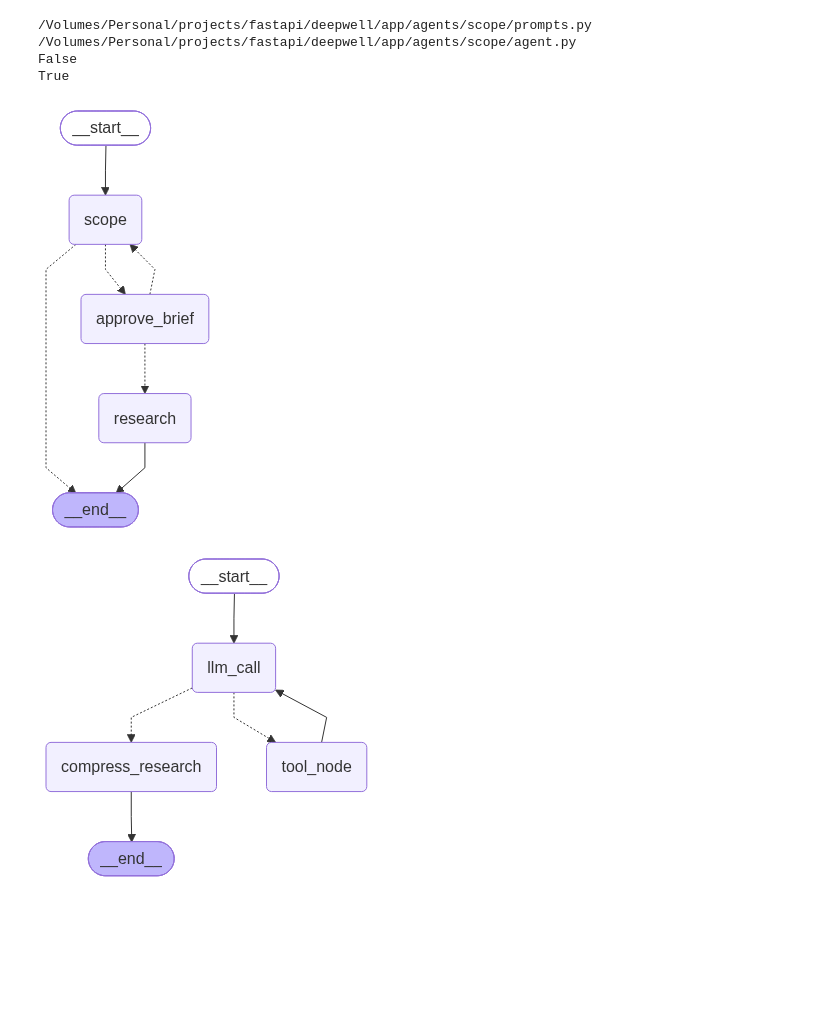
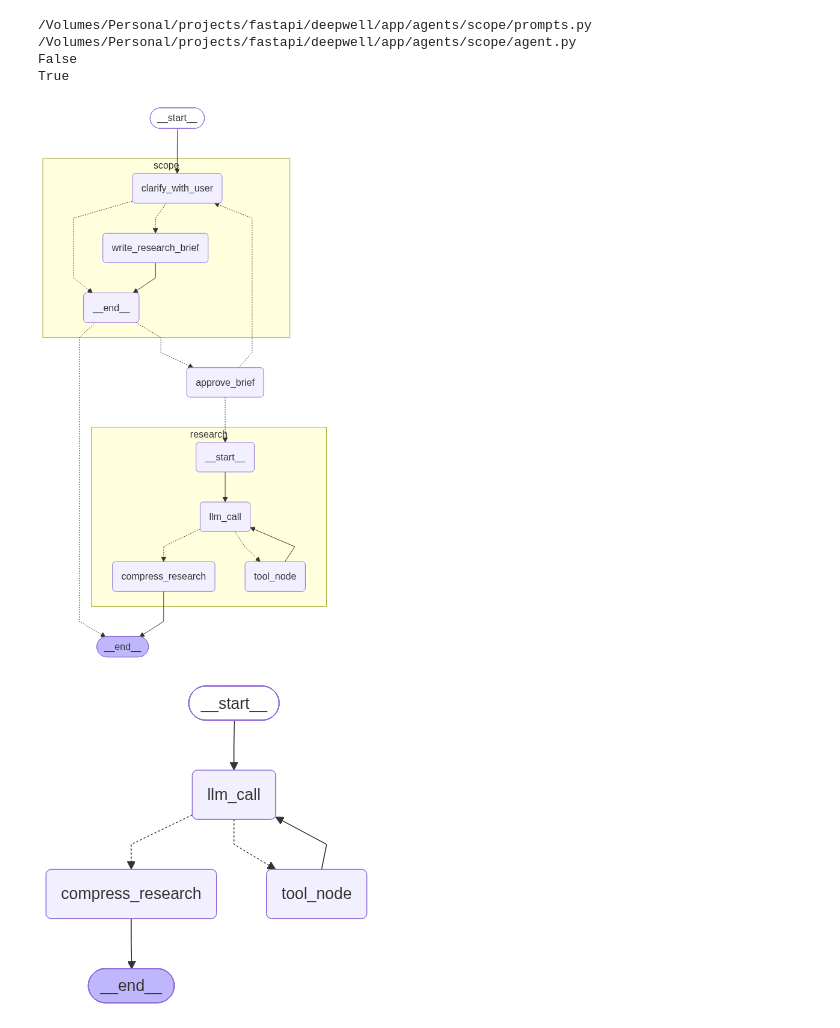
Before and after one commit to sarfrazrizwan/deepwell-researcher-fastapi, a Jupyter notebook: notebooks/playground.ipynb, the cells around one changed output. Drawn from its saved outputs; the diff is of its cells as text; code cells hidden in the pictures; blank space fills up the shorter version.

```diff
--- a/notebooks/playground.ipynb
+++ b/notebooks/playground.ipynb
@@ -56,13 +56,13 @@ True
 # %%
 from app.agents.deepwell.agent import build
 
 checkpointer = InMemorySaver()
 store = InMemoryStore()
 agent = build(checkpointer=checkpointer, store=store)
 
-display(Image(agent.get_graph().draw_mermaid_png()))
+display(Image(agent.get_graph(xray=True).draw_mermaid_png()))
 # %% [output]
-[figure, old version]
+[figure, new version]
 # %%
 from app.agents.research.agent import agent
 from dotenv import load_dotenv
```
Also changed, not shown: parts of 1 cell of this notebook, 3 other files.
